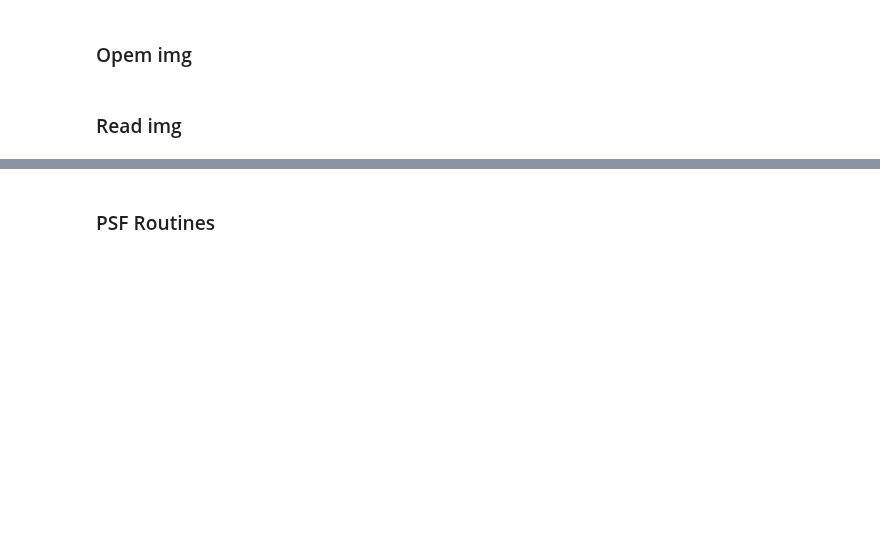
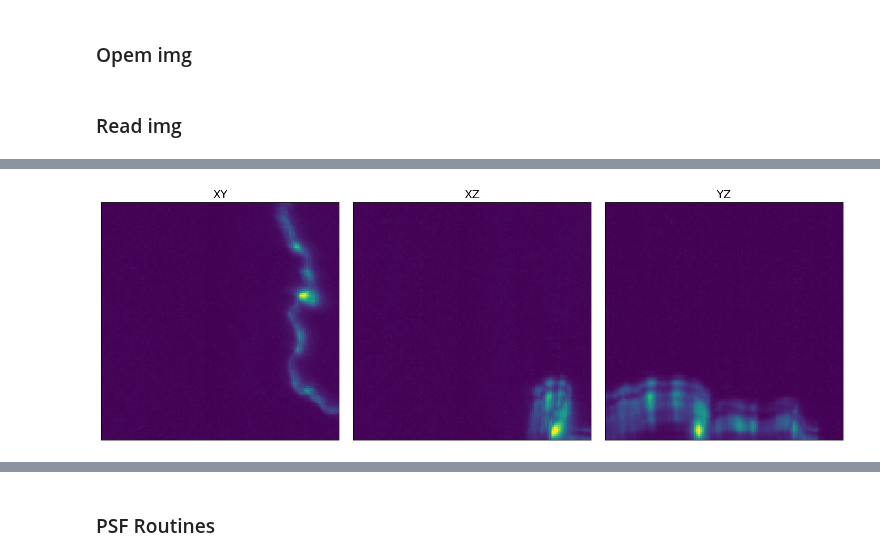
Before and after one commit to AllenNeuralDynamics/aind-exaspim-soma-detection, a Jupyter notebook: code/deconvolution_notebook.ipynb, the cells around one changed output, grey strips where cells are left out. Drawn from its saved outputs; the diff is of its cells as text; code cells hidden in the pictures; blank space fills up the shorter version.

```diff
--- a/code/deconvolution_notebook.ipynb
+++ b/code/deconvolution_notebook.ipynb
@@ -130,0 +174,9 @@ plot_mips(img_chunk, clip=True)
+# %%
+# Main
+normalized_img_chunk = img_chunk - np.percentile(img_chunk, 5)
+normalized_img_chunk = normalized_img_chunk / np.percentile(img_chunk, 99)
+# %%
+sampled_chunk = sample_chunk_from_large_arr(normalized_img_chunk, (128, 128, 128))
+plot_mips(sampled_chunk, clip_bool=False)
+# %% [output]
+[figure, added]
```
Also changed, not shown: parts of 11 cells of this notebook, 30 other files.
